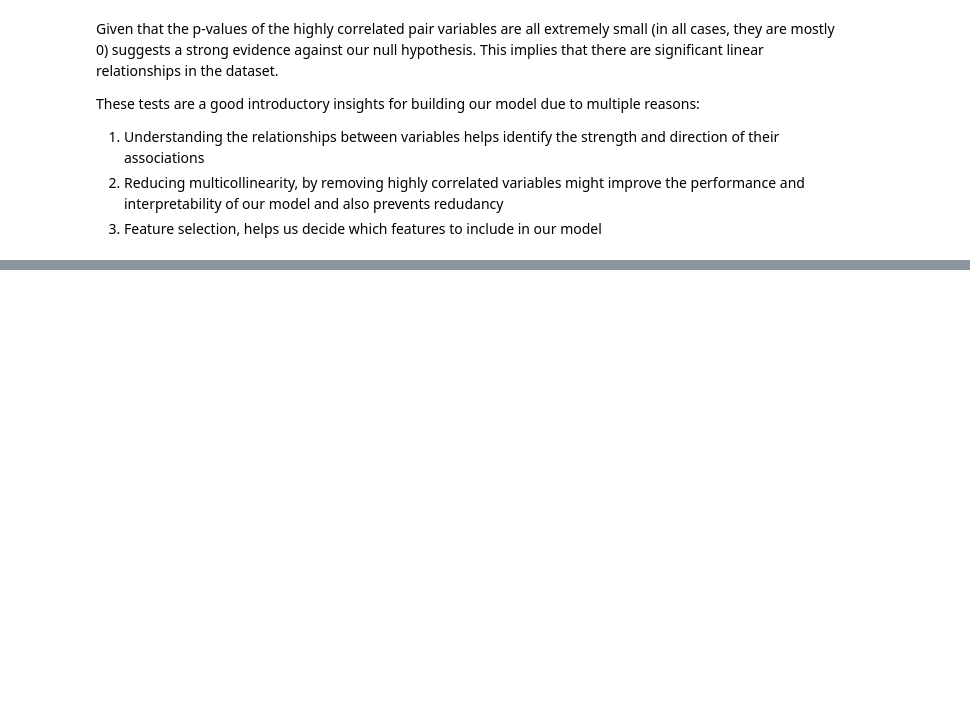
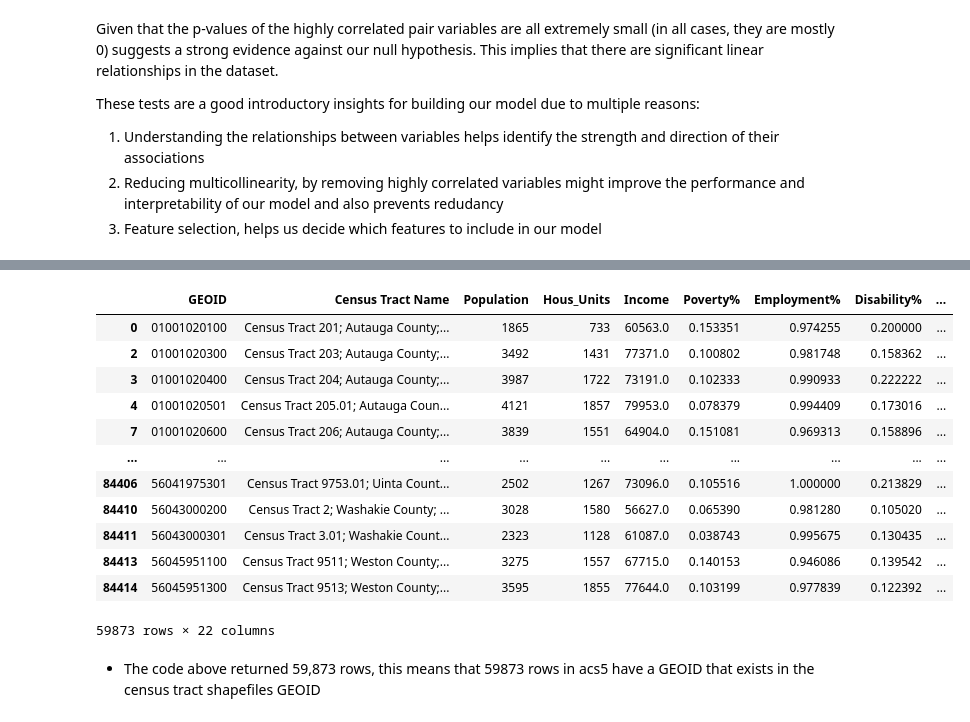
Before and after one commit to JocelArcelona/Bank-Deserts-Phenomenon, a Jupyter notebook: exploratory_data_analysis/EDA_UsCensus.ipynb, the cells around one changed output, grey strips where cells are left out. Cells and saved outputs as stored; diff of their text form; code cells hidden in the pictures; blank space fills up the shorter version.

```diff
--- a/exploratory_data_analysis/EDA.ipynb
+++ b/exploratory_data_analysis/EDA_UsCensus.ipynb
@@ -316,0 +329,4 @@ These tests are a good introductory insights for building our model due to multi
+# %%
+# load ACS5 dataset
+acs5_file_path = r'C:\Users\jocel\OneDrive\Documents\University_of_Denver\COMP 4447 DS Tools 1\Final Project\Bank-Deserts-Phenomenon\data_preprocessing\us_census_data\acs5.parquet'
+acs5 = pd.read_parquet(acs5_file_path)
@@ -316,0 +342,17 @@ These tests are a good introductory insights for building our model due to multi
+# %%
+# rename columns
+acs5.rename(columns = {
+    'GEOID_TRACT_20': 'GEOID',
+    'majority_race': 'Majority Race',
+    'majority_race_percentage': 'Majority Race Percentage',
+    'minority_race': 'Minority Race',
+    'minority_race_percentage': 'Minority Race Percentage',
+    'majority_gender': 'Majority Gender',
+    'majority_gender_percentage': 'Majority Gender Percentage',
+    'minority_gender': 'Minority Gender',
+    'minority_gender_percentage': 'Minority Gender Percentage',
+    'majority_age': 'Majority Age',
+    'majority_age_percentage': 'Majority Age Percentage',
+    'minority_age': 'Minority Age',
+    'minority_age_percentage': 'Minority Age Percentage'
+}, inplace = True)
@@ -316,0 +428,19 @@ These tests are a good introductory insights for building our model due to multi
+# %%
+matching = acs5[acs5['GEOID'].isin(shapefile_with_BDS['GEOID'])]
+matching
+# %% [output]
+|  | GEOID | Census Tract Name | Population | Hous_Units | Income | Poverty% | Employment% | Disability% | ... |
+| 0 | 01001020100 | Census Tract 201; Autauga County;... | 1865 | 733 | 60563.0 | 0.153351 | 0.974255 | 0.200000 | ... |
+| 2 | 01001020300 | Census Tract 203; Autauga County;... | 3492 | 1431 | 77371.0 | 0.100802 | 0.981748 | 0.158362 | ... |
+| 3 | 01001020400 | Census Tract 204; Autauga County;... | 3987 | 1722 | 73191.0 | 0.102333 | 0.990933 | 0.222222 | ... |
+| 4 | 01001020501 | Census Tract 205.01; Autauga Coun... | 4121 | 1857 | 79953.0 | 0.078379 | 0.994409 | 0.173016 | ... |
+| 7 | 01001020600 | Census Tract 206; Autauga County;... | 3839 | 1551 | 64904.0 | 0.151081 | 0.969313 | 0.158896 | ... |
+| ... | ... | ... | ... | ... | ... | ... | ... | ... | ... |
+| 84406 | 56041975301 | Census Tract 9753.01; Uinta Count... | 2502 | 1267 | 73096.0 | 0.105516 | 1.000000 | 0.213829 | ... |
+| 84410 | 56043000200 | Census Tract 2; Washakie County; ... | 3028 | 1580 | 56627.0 | 0.065390 | 0.981280 | 0.105020 | ... |
+| 84411 | 56043000301 | Census Tract 3.01; Washakie Count... | 2323 | 1128 | 61087.0 | 0.038743 | 0.995675 | 0.130435 | ... |
+| 84413 | 56045951100 | Census Tract 9511; Weston County;... | 3275 | 1557 | 67715.0 | 0.140153 | 0.946086 | 0.139542 | ... |
+| 84414 | 56045951300 | Census Tract 9513; Weston County;... | 3595 | 1855 | 77644.0 | 0.103199 | 0.977839 | 0.122392 | ... |
+59873 rows × 22 columns
+# %% [markdown]
+- The code above returned 59,873 rows, this means that 59873 rows in acs5 have a GEOID that exists in the census tract shapefiles GEOID
```
Also changed, not shown: parts of 50 cells of this notebook, 4 other files.
